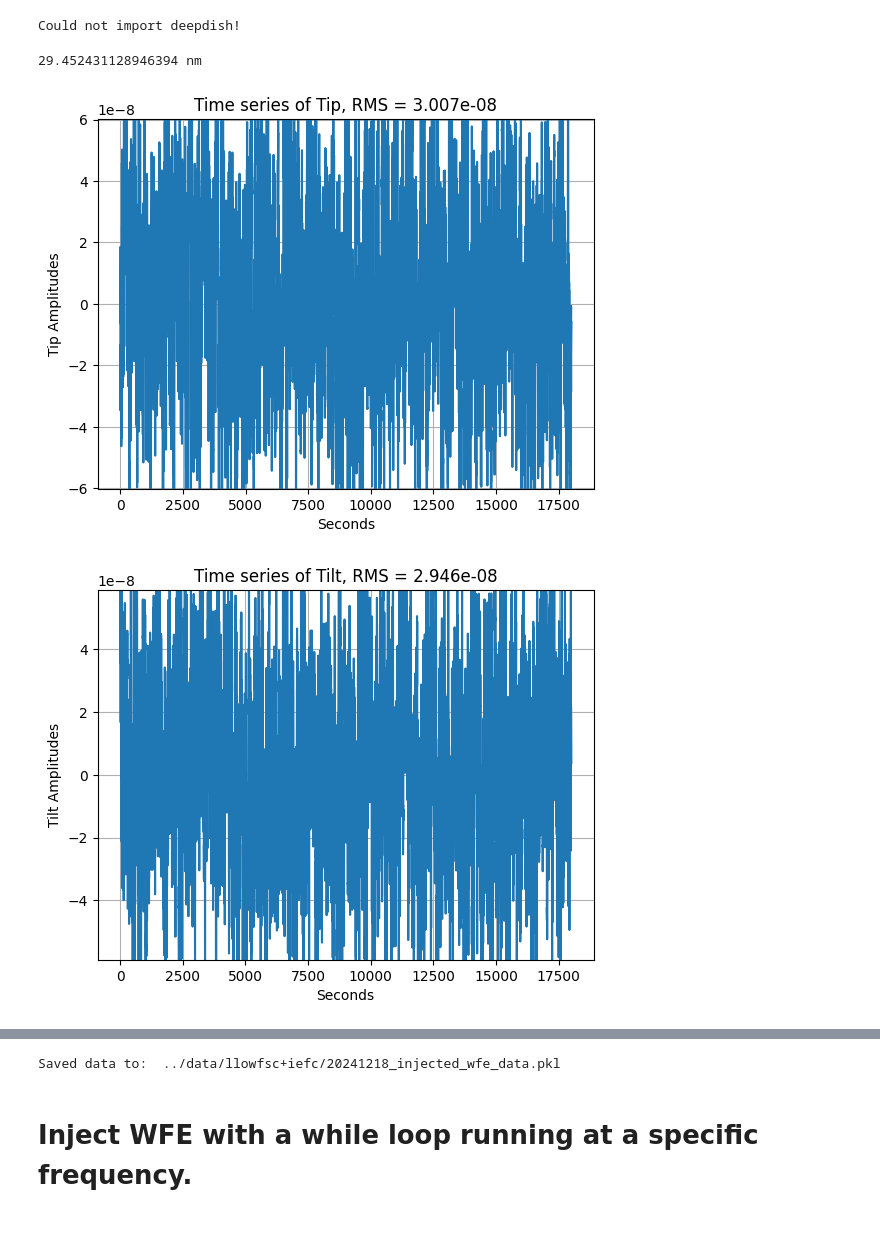
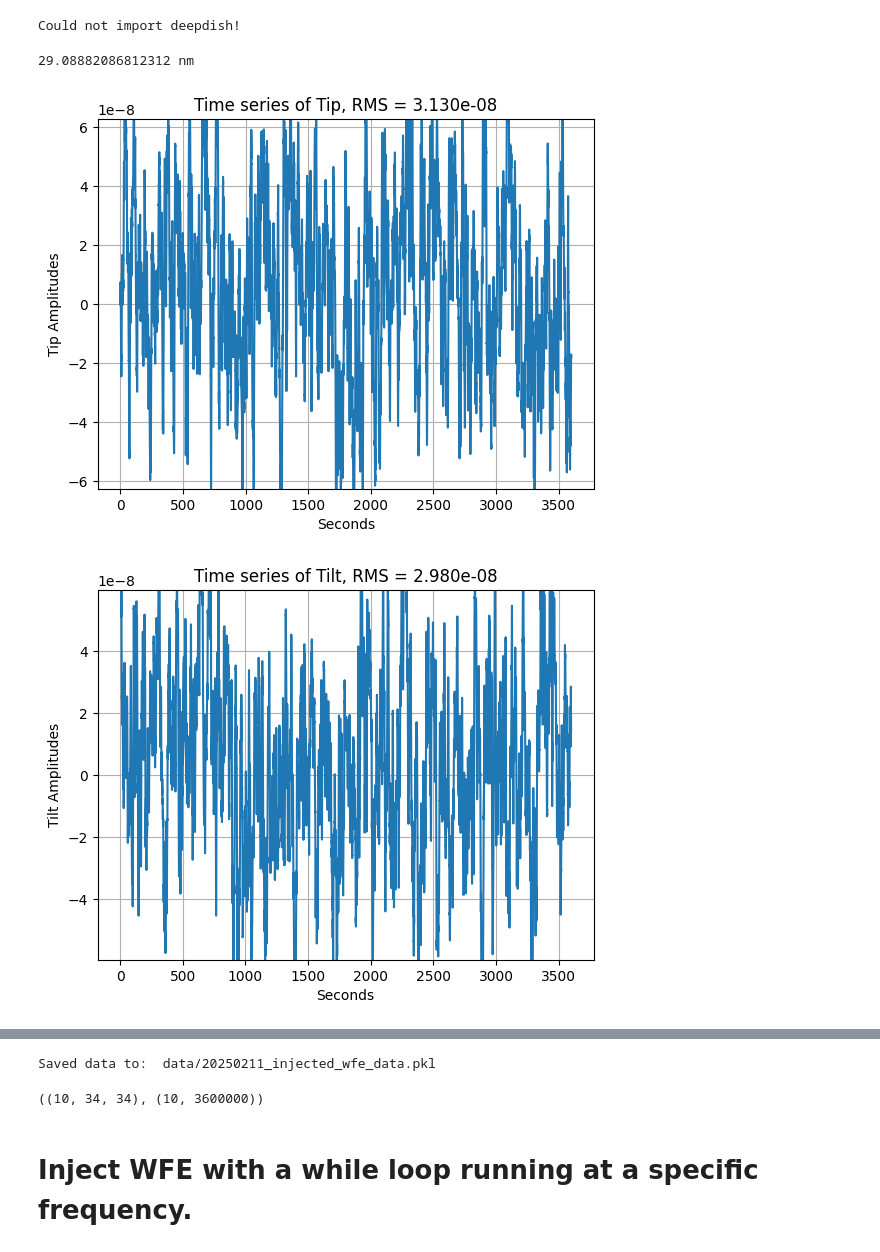
Before and after one commit to kian1377/scoob-llowfsc, a Jupyter notebook: notebooks/inject_wfe.ipynb, the cells around one changed output, grey strips where cells are left out. Cells and saved outputs as stored; diff of their text form; code cells hidden in the pictures.

```diff
--- a/notebooks/inject_wfe.ipynb
+++ b/notebooks/inject_wfe.ipynb
@@ -46,10 +49,10 @@ total_pupil_diam = 2.4*u.m
 dm_beam_diam = 9.2*u.mm
 jitter = 10*u.mas
 
-fmax = 100*u.Hz
+fmax = 500*u.Hz
 tmax = 10*u.min
 tmax = 1*u.hour
-tmax = 5*u.hour
+# tmax = 5*u.hour
 
 mag = (total_pupil_diam / dm_beam_diam).decompose().value
 tt_pv_to_rms = 1/4
@@ -74,33 +77,34 @@ for i in range(N_wfe_modes):
     psd = psds.kneePSD(freqs, 1, f_knee.to_value(u.Hz), slope)
     coeff = psds.generate_time_series(psd, fmax, rms=1, seed=seeds[i])
     sign = 1 if xp.random.randn(1)>0 else -1
     wfe_time_series[i] = wfe_modes_rms[i] * sign * xp.array(coeff)
 
 wfe_time_series = wfe_time_series[:, times<tmax.to_value(u.s)]
 
 times = times[times<tmax.to_value(u.s)]
+Nsamps = times.shape[0]
 tip = wfe_time_series[0]
 tilt = wfe_time_series[1]
 defocus = wfe_time_series[2]
 
 psds.plot_time_series(times, tip, name='Tip')
 psds.plot_time_series(times, tilt, name='Tilt')
 psds.plot_time_series(times, defocus, name='Defocus')
 
 lo_wfe = xp.sum( wfe_time_series[:, 500, None, None] * wfe_modes, axis=0)
 imshow3(wfe_modes[0], wfe_modes[1], lo_wfe)
 
 wfe_data = {
     'times':times,
     'wfe_rms_time_series':wfe_time_series,
     'wfe_modes':wfe_modes,
     'modal_rms':wfe_modes_rms,
     'modal_knee_freqs':knee_freqs,
     'seeds':seeds,
     'fmax':fmax,
 }
 utils.save_pickle(f'data/{today}_injected_wfe_data.pkl', wfe_data)
 # %% [output]
-29.452431128946394 nm
+29.08882086812312 nm
-[figure, old version]
+[figure, new version]
-[figure, old version]
+[figure, new version]
@@ -109,3 +113,7 @@ utils.save_pickle(f'data/{today}_injected_wfe_data.pkl', wfe_data)
-Saved data to:  ../data/llowfsc+iefc/20241218_injected_wfe_data.pkl
+Saved data to:  data/20250211_injected_wfe_data.pkl
+# %%
+wfe_modes.shape, wfe_time_series.shape
+# %% [output]
+((10, 34, 34), (10, 3600000))
 # %% [markdown]
 # Inject WFE with a while loop running at a specific frequency.
```
Also changed, not shown: parts of 9 cells of this notebook, 7 other files.
